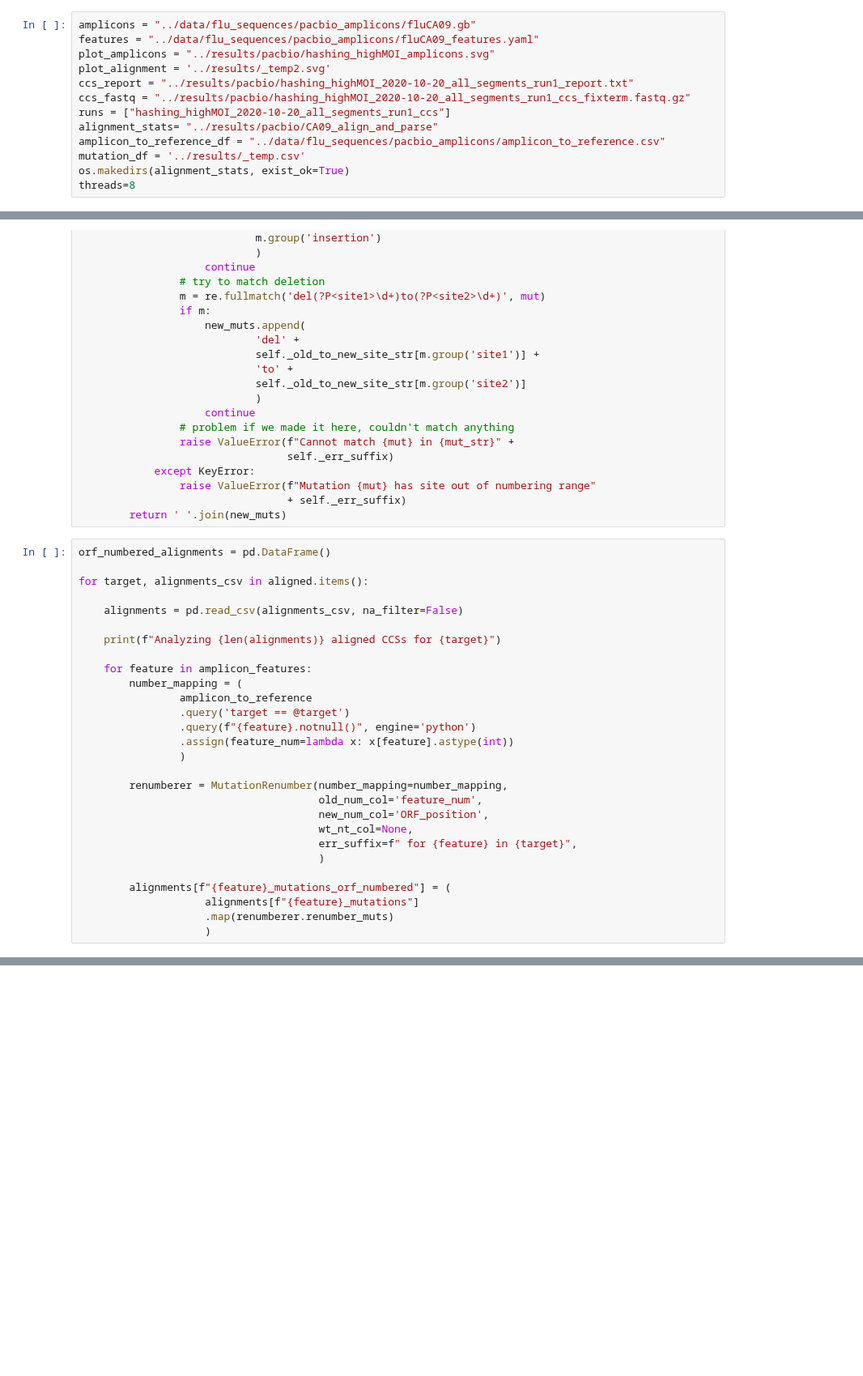
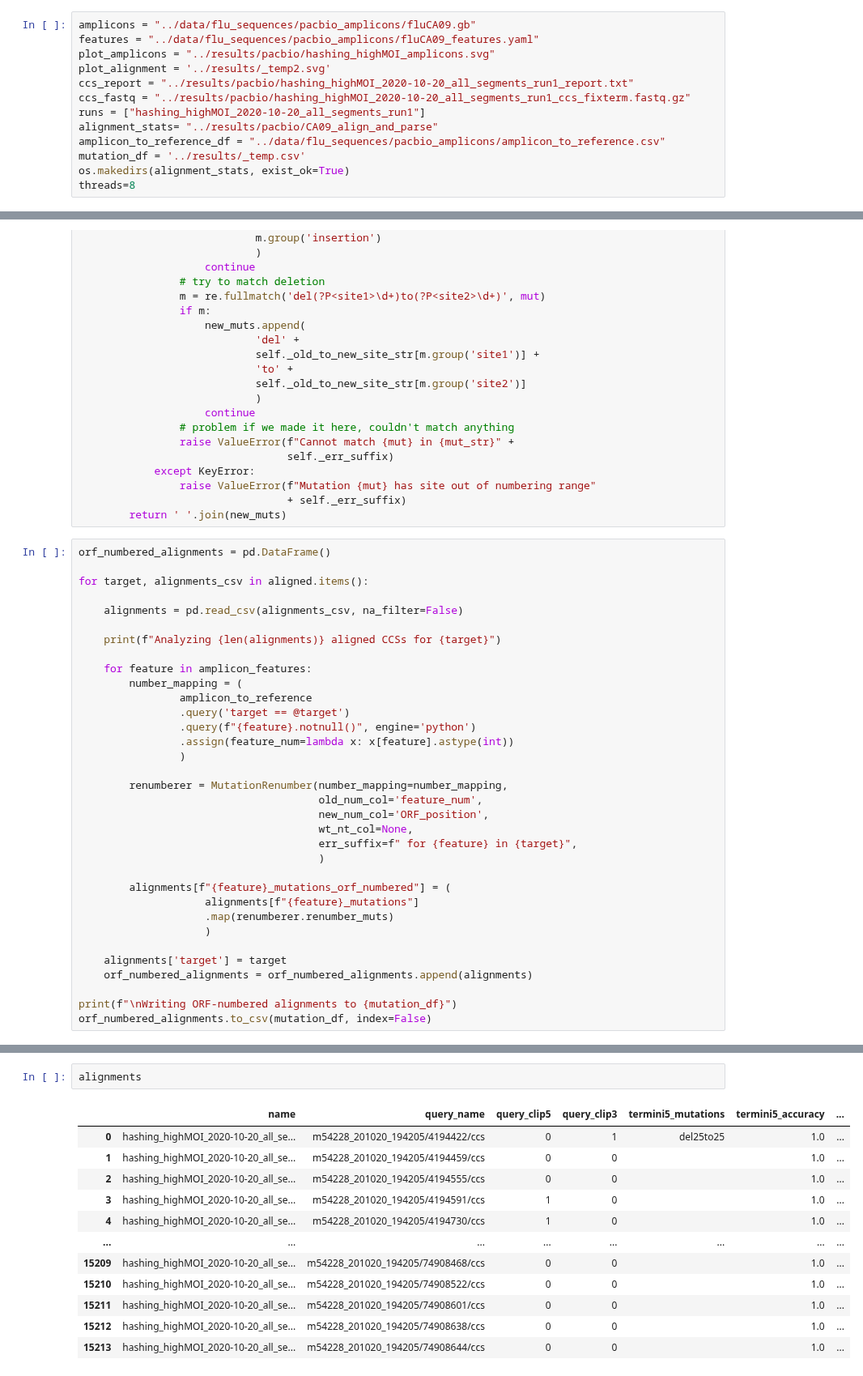
Before and after one commit to jbloomlab/barcoded_flu_pdmH1N1, a Jupyter notebook: notebooks/new_align_pacbio.py.ipynb, the cells around one changed output, grey strips where cells are left out. Shown at 81% size. Saved outputs shown, nothing was run; the diff lists cells and outputs as text; blank space fills up the shorter version.

Commit message:
`new_align_pacbio.py.ipynb` now gives same results as Bernadeta `align_pacbio.py.ipynb`

```diff
--- a/notebooks/new_align_pacbio.py.ipynb
+++ b/notebooks/new_align_pacbio.py.ipynb
@@ -46,7 +46,7 @@ plot_amplicons = "../results/pacbio/hashing_highMOI_amplicons.svg"
 plot_alignment = '../results/_temp2.svg'
 ccs_report = "../results/pacbio/hashing_highMOI_2020-10-20_all_segments_run1_report.txt"
 ccs_fastq = "../results/pacbio/hashing_highMOI_2020-10-20_all_segments_run1_ccs_fixterm.fastq.gz"
-runs = ["hashing_highMOI_2020-10-20_all_segments_run1_ccs"]
+runs = ["hashing_highMOI_2020-10-20_all_segments_run1"]
 alignment_stats= "../results/pacbio/CA09_align_and_parse"
 amplicon_to_reference_df = "../data/flu_sequences/pacbio_amplicons/amplicon_to_reference.csv"
 mutation_df = '../results/_temp.csv'
@@ -435,6 +435,12 @@ for target, alignments_csv in aligned.items():
                     alignments[f"{feature}_mutations"]
                     .map(renumberer.renumber_muts)
                     )
+
+    alignments['target'] = target
+    orf_numbered_alignments = orf_numbered_alignments.append(alignments)
+
+print(f"\nWriting ORF-numbered alignments to {mutation_df}")
+orf_numbered_alignments.to_csv(mutation_df, index=False)
 # %% [output]
 Analyzing 11322 aligned CCSs for HAmid
 Analyzing 4054 aligned CCSs for HAtermini
@@ -446,0 +463,15 @@ ValueError: Mutation del7to7 has site out of numbering range for sequenced_ORF_2
+# %%
+alignments
+# %% [output]
+|  | name | query_name | query_clip5 | query_clip3 | termini5_mutations | termini5_accuracy | ... |
+| 0 | hashing_highMOI_2020-10-20_all_se... | m54228_201020_194205/4194422/ccs | 0 | 1 | del25to25 | 1.0 | ... |
+| 1 | hashing_highMOI_2020-10-20_all_se... | m54228_201020_194205/4194459/ccs | 0 | 0 |  | 1.0 | ... |
+| 2 | hashing_highMOI_2020-10-20_all_se... | m54228_201020_194205/4194555/ccs | 0 | 0 |  | 1.0 | ... |
+| 3 | hashing_highMOI_2020-10-20_all_se... | m54228_201020_194205/4194591/ccs | 1 | 0 |  | 1.0 | ... |
+| 4 | hashing_highMOI_2020-10-20_all_se... | m54228_201020_194205/4194730/ccs | 1 | 0 |  | 1.0 | ... |
+| ... | ... | ... | ... | ... | ... | ... | ... |
+| 15209 | hashing_highMOI_2020-10-20_all_se... | m54228_201020_194205/74908468/ccs | 0 | 0 |  | 1.0 | ... |
+| 15210 | hashing_highMOI_2020-10-20_all_se... | m54228_201020_194205/74908522/ccs | 0 | 0 |  | 1.0 | ... |
+| 15211 | hashing_highMOI_2020-10-20_all_se... | m54228_201020_194205/74908601/ccs | 0 | 0 |  | 1.0 | ... |
+| 15212 | hashing_highMOI_2020-10-20_all_se... | m54228_201020_194205/74908638/ccs | 0 | 0 |  | 1.0 | ... |
+| 15213 | hashing_highMOI_2020-10-20_all_se... | m54228_201020_194205/74908644/ccs | 0 | 0 |  | 1.0 | ... |
```
Also changed, not shown: parts of 7 cells of this notebook.
